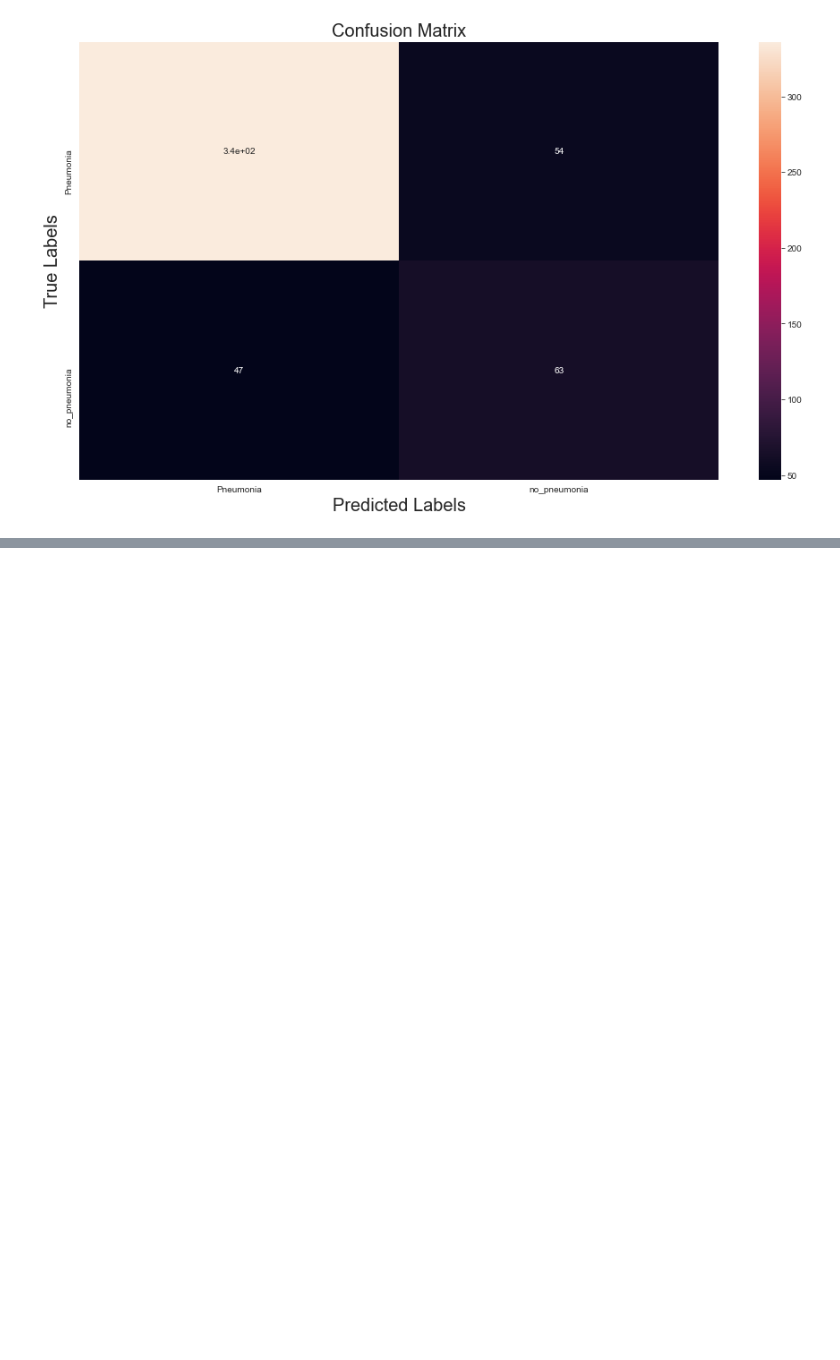
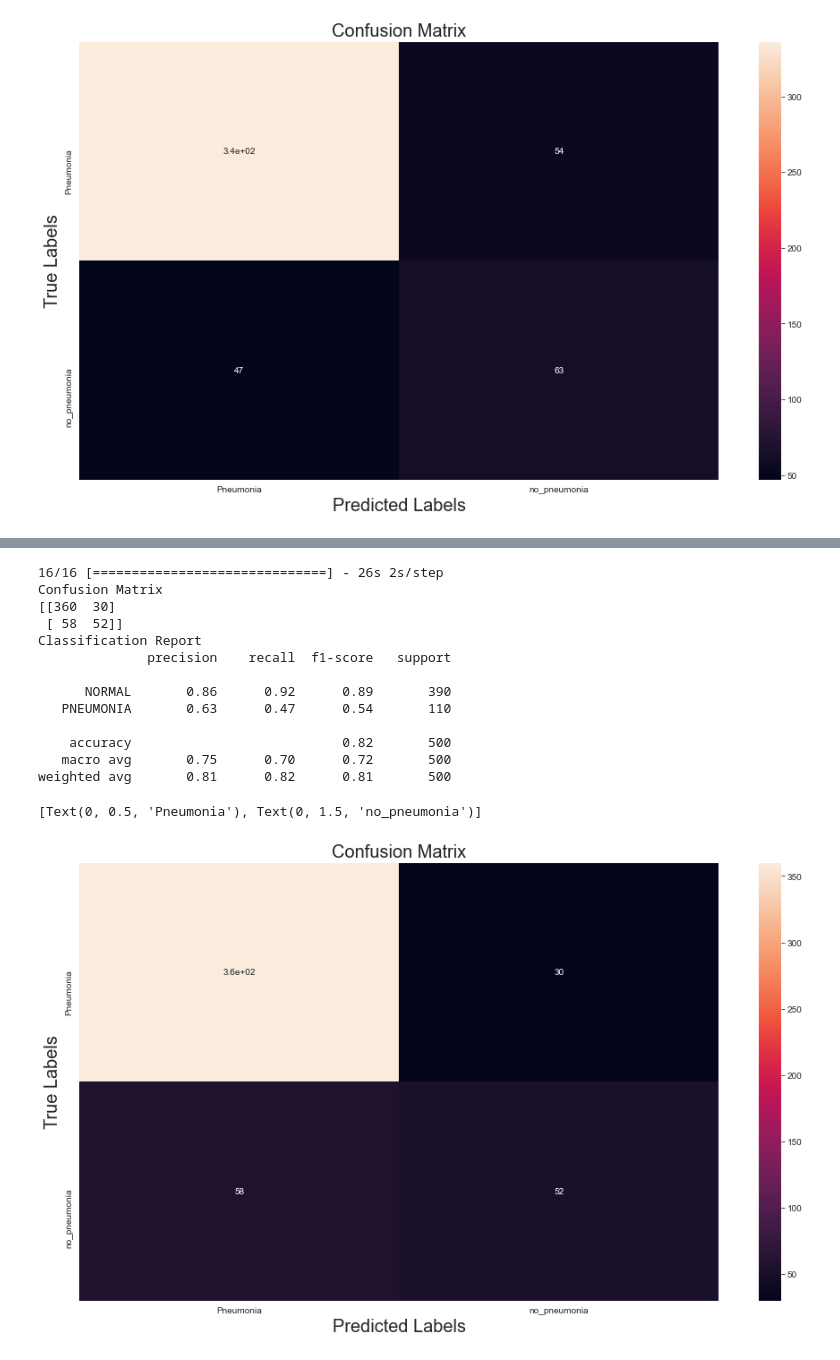
Before and after one commit to suryashankarbhat/machine-learning, a Jupyter notebook: final assignment submission.ipynb, the cells around one changed output, grey strips where cells are left out. Drawn from its saved outputs; the diff is of its cells as text; code cells hidden in the pictures; blank space fills up the shorter version.

```diff
--- a/final assignment submission.ipynb
+++ b/final assignment submission.ipynb
@@ -399,0 +425,40 @@ Epoch 4/15
+# %%
+from sklearn.metrics import classification_report, confusion_matrix
+import seaborn as sns
+batch_size=64
+Y_pred = inception_transfer.predict(test,verbose=1)
+y_pred = np.argmax(Y_pred, axis=1)
+print('Confusion Matrix')
+print(confusion_matrix(validation_generator.classes, y_pred))
+print('Classification Report')
+target_names = ['NORMAL','PNEUMONIA']
+print(classification_report(validation_generator.classes, y_pred, target_names=target_names))
+
+matrix = confusion_matrix(validation_generator.classes, y_pred)
+labels=(( 'Pneumonia'),('no_pneumonia'))
+plt.figure(figsize=(16, 9))
+ax= plt.subplot()
+sns.heatmap(matrix, annot=True, ax = ax)
+
+# labels, title and ticks
+ax.set_xlabel('Predicted Labels', size=20)
+ax.set_ylabel('True Labels', size=20)
+ax.set_title('Confusion Matrix', size=20)
+ax.xaxis.set_ticklabels(labels)
+ax.yaxis.set_ticklabels(labels)
+# %% [output]
+16/16 [==============================] - 26s 2s/step
+Confusion Matrix
+[[360  30]
+ [ 58  52]]
+Classification Report
+              precision    recall  f1-score   support
+
+      NORMAL       0.86      0.92      0.89       390
+   PNEUMONIA       0.63      0.47      0.54       110
+
+    accuracy                           0.82       500
+   macro avg       0.75      0.70      0.72       500
+weighted avg       0.81      0.82      0.81       500
+[Text(0, 0.5, 'Pneumonia'), Text(0, 1.5, 'no_pneumonia')]
+[figure, added]
```
Also changed, not shown: parts of 5 cells of this notebook.
